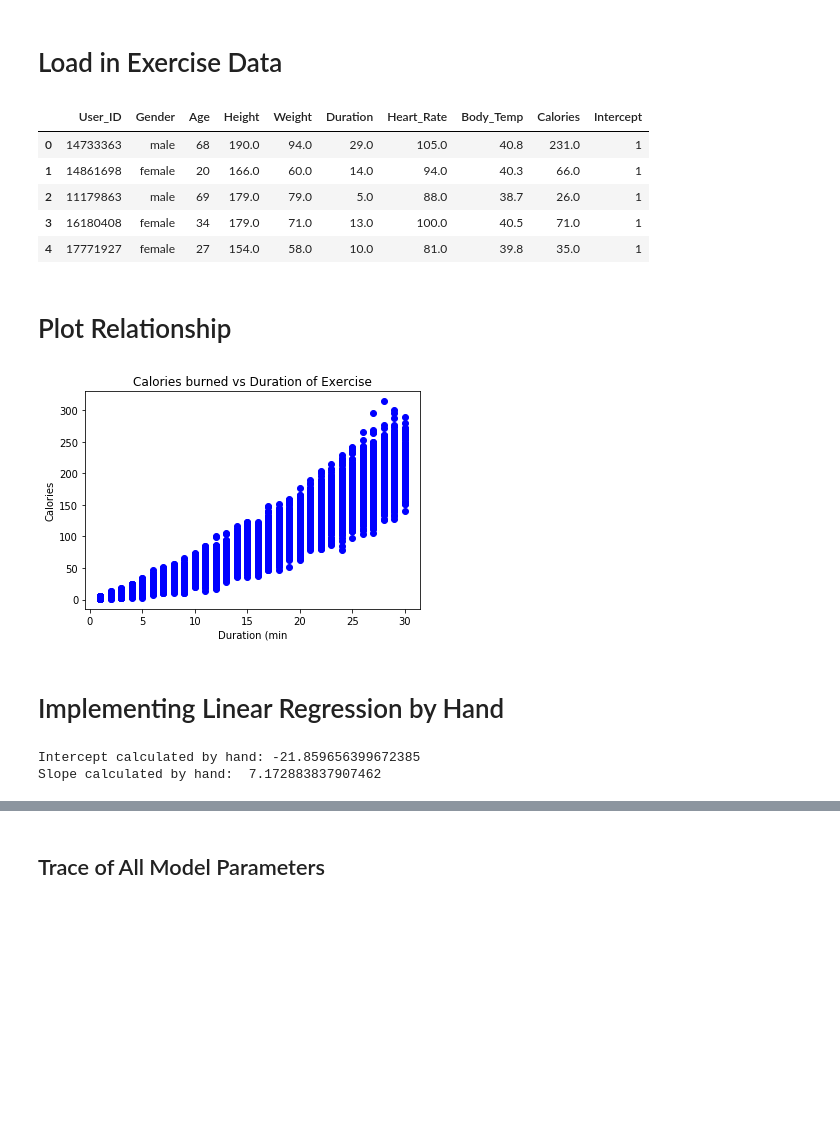
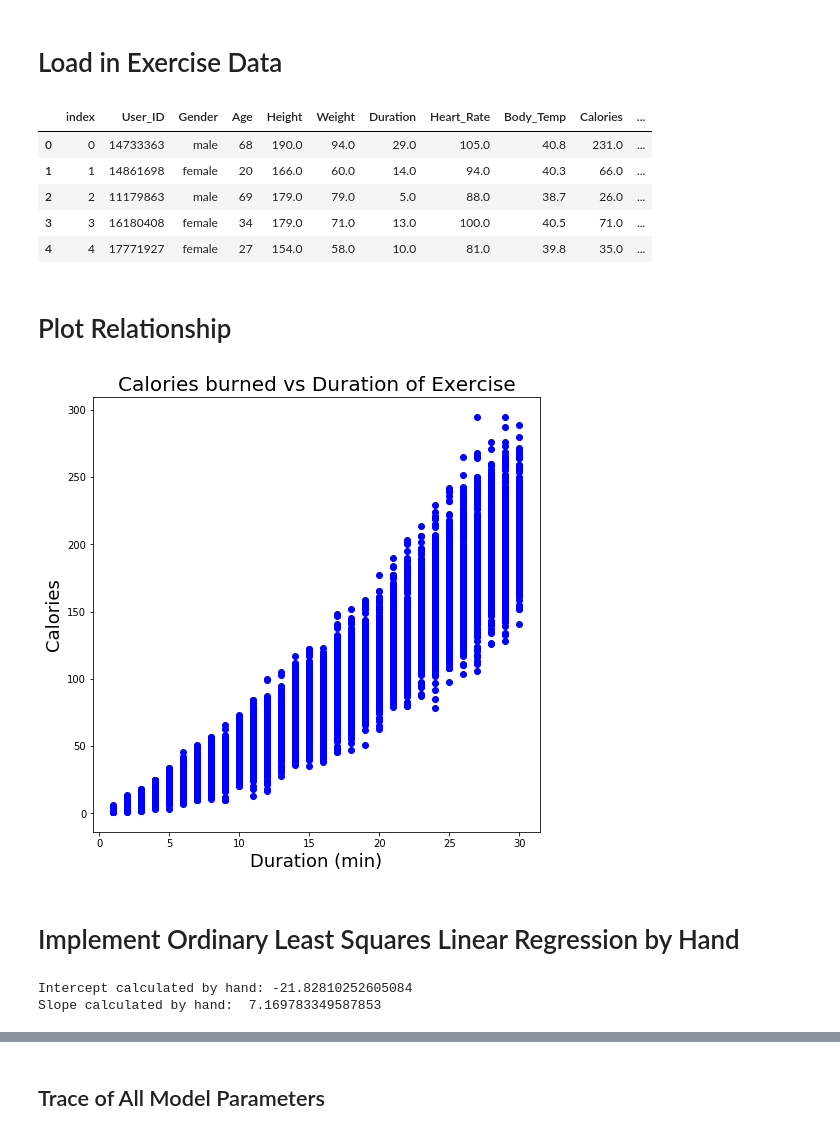
Before and after one commit to WillKoehrsen/Data-Analysis, a Jupyter notebook: bayesian_lr/Bayesian Linear Regression Demonstration.ipynb, the cells around one changed output, grey strips where cells are left out. Saved outputs shown, nothing was run; the diff lists cells and outputs as text; code cells hidden in the pictures; blank space fills up the shorter version.

Commit message:
Bayesian Linear Regression

```diff
--- a/bayesian_lr/Bayesian Linear Regression Demonstration.ipynb
+++ b/bayesian_lr/Bayesian Linear Regression Demonstration.ipynb
@@ -16,28 +27,33 @@ WARNING (theano.tensor.blas): Using NumPy C-API based implementation for BLAS fu
 exercise = pd.read_csv('data/exercise.csv')
 calories = pd.read_csv('data/calories.csv')
 df = pd.merge(exercise, calories, on = 'User_ID')
+df = df[df['Calories'] < 300]
+df = df.reset_index()
 df['Intercept'] = 1
 df.head()
 # %% [output]
-|  | User_ID | Gender | Age | Height | Weight | Duration | Heart_Rate | Body_Temp | Calories | Intercept |
-| 0 | 14733363 | male | 68 | 190.0 | 94.0 | 29.0 | 105.0 | 40.8 | 231.0 | 1 |
-| 1 | 14861698 | female | 20 | 166.0 | 60.0 | 14.0 | 94.0 | 40.3 | 66.0 | 1 |
-| 2 | 11179863 | male | 69 | 179.0 | 79.0 | 5.0 | 88.0 | 38.7 | 26.0 | 1 |
-| 3 | 16180408 | female | 34 | 179.0 | 71.0 | 13.0 | 100.0 | 40.5 | 71.0 | 1 |
-| 4 | 17771927 | female | 27 | 154.0 | 58.0 | 10.0 | 81.0 | 39.8 | 35.0 | 1 |
+|  | index | User_ID | Gender | Age | Height | Weight | Duration | Heart_Rate | Body_Temp | Calories | ... |
+| 0 | 0 | 14733363 | male | 68 | 190.0 | 94.0 | 29.0 | 105.0 | 40.8 | 231.0 | ... |
+| 1 | 1 | 14861698 | female | 20 | 166.0 | 60.0 | 14.0 | 94.0 | 40.3 | 66.0 | ... |
+| 2 | 2 | 11179863 | male | 69 | 179.0 | 79.0 | 5.0 | 88.0 | 38.7 | 26.0 | ... |
+| 3 | 3 | 16180408 | female | 34 | 179.0 | 71.0 | 13.0 | 100.0 | 40.5 | 71.0 | ... |
+| 4 | 4 | 17771927 | female | 27 | 154.0 | 58.0 | 10.0 | 81.0 | 39.8 | 35.0 | ... |
 # %% [markdown]
 # Plot Relationship
 # %%
+plt.figure(figsize=(8, 8))
+
 plt.plot(df['Duration'], df['Calories'], 'bo');
-plt.xlabel('Duration (min'); plt.ylabel('Calories'); plt.title('Calories burned vs Duration of Exercise');
+plt.xlabel('Duration (min)', size = 18); plt.ylabel('Calories', size = 18);
+plt.title('Calories burned vs Duration of Exercise', size = 20);
 # %% [output]
-[figure, old version]
+[figure, new version]
 # %%
 # Create the features and response
 X = df.loc[:, ['Intercept', 'Duration']]
 y = df.ix[:, 'Calories']
 # %% [markdown]
-# Implementing Linear Regression by Hand
+# Implement Ordinary Least Squares Linear Regression by Hand
 # %%
 # Takes a matrix of features (with intercept as first column)
 # and response vector and calculates linear regression coefficients
@@ -51,5 +67,5 @@ by_hand_coefs = linear_regression(X, y)
 print('Intercept calculated by hand:', by_hand_coefs[0])
 print('Slope calculated by hand: ', by_hand_coefs[1])
 # %% [output]
-Intercept calculated by hand: -21.859656399672385
-Slope calculated by hand:  7.172883837907462
+Intercept calculated by hand: -21.82810252605084
+Slope calculated by hand:  7.169783349587853
```
Also changed, not shown: parts of 32 cells of this notebook, 9 other files.
